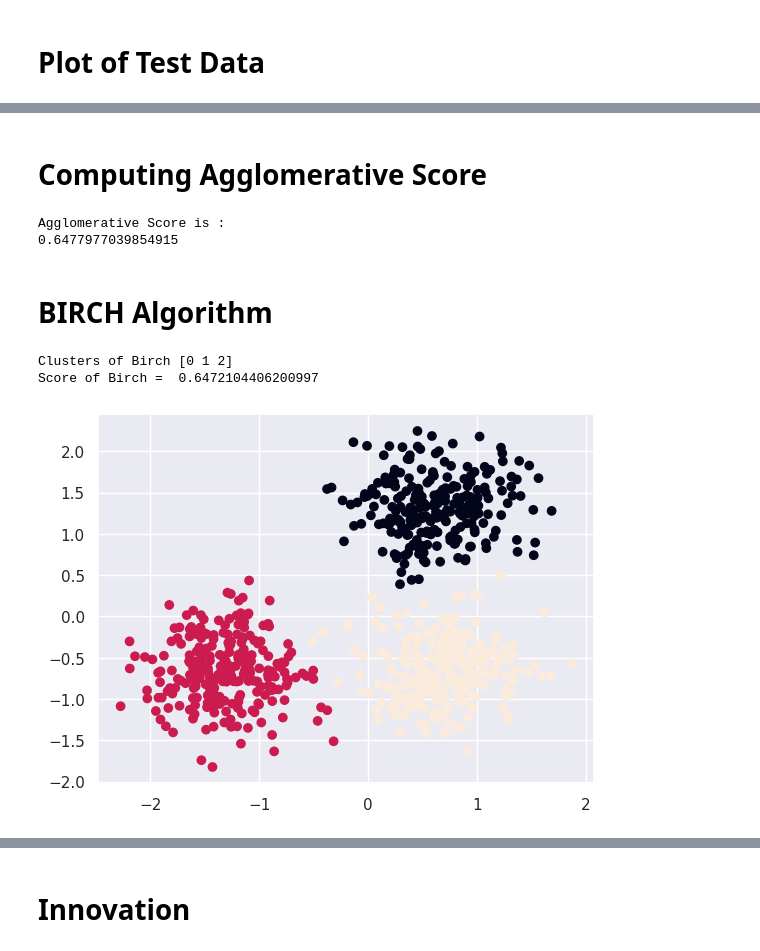
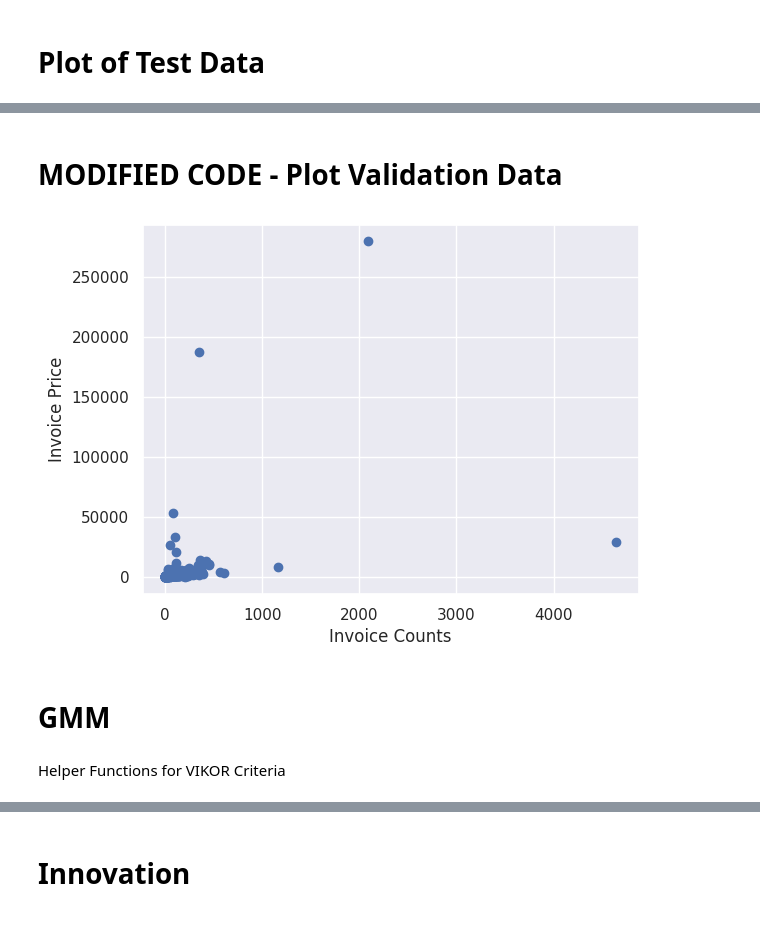
Before and after one commit to ClaireBurcik/DS-340W-Project, a Jupyter notebook: RFM_KMeans_22_07_2023_(1)_(1).ipynb, the cells around one changed output, grey strips where cells are left out. Drawn from its saved outputs; the diff is of its cells as text; code cells hidden in the pictures.

```diff
--- a/RFM_KMeans_22_07_2023_(1)_(1).ipynb
+++ b/RFM_KMeans_22_07_2023_(1)_(1).ipynb
@@ -584,24 +371,9 @@ plt.scatter(X[:,0], X[:,1], c=cluster.labels_, cmap='rainbow')
-# %% [markdown]
-# Computing Agglomerative Score
-# %%
-print('Agglomerative Score is :')
-print(silhouette_score(X,cluster.labels_, metric='euclidean'))
-# %% [output]
-Agglomerative Score is :
-0.6477977039854915
-# %% [markdown]
-# BIRCH Algorithm
-# %%
-model_br = Birch(threshold=0.01, n_clusters=3)
-model_br.fit(X)
-yhat_br = model_br.predict(X)
-clusters_br = unique(yhat_br)
-print("Clusters of Birch",clusters_br)
-labels_br = model_br.labels_
-plt.scatter(X[:, 0], X[:, 1], c = yhat_br)
-score_br = metrics.silhouette_score(X,labels_br)
-print("Score of Birch = ", score_br)
-# %% [output]
-Clusters of Birch [0 1 2]
-Score of Birch =  0.6472104406200997
-[figure, removed]
+# %% [markdown]
+# MODIFIED CODE - Plot Validation Data
+# %%
+plt.scatter(X_val, y_val)
+plt.xlabel('Invoice Counts')
+plt.ylabel('Invoice Price')
+plt.show()
+# %% [output]
+[figure, added]
@@ -607,0 +384,2 @@ Score of Birch =  0.6472104406200997
+# %% [markdown]
+# GMM
@@ -607,0 +416,2 @@ Score of Birch =  0.6472104406200997
+# %% [markdown]
+Helper Functions for VIKOR Criteria
```
Also changed, not shown: parts of 102 cells of this notebook.
